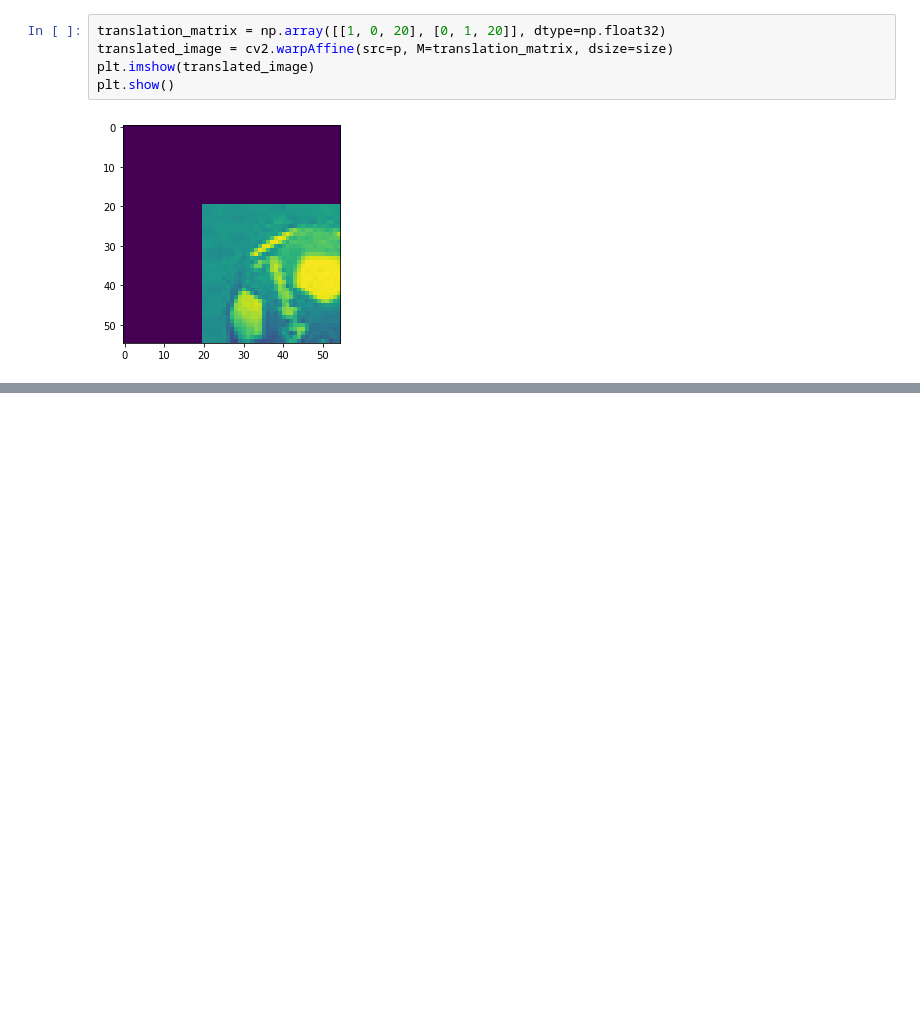
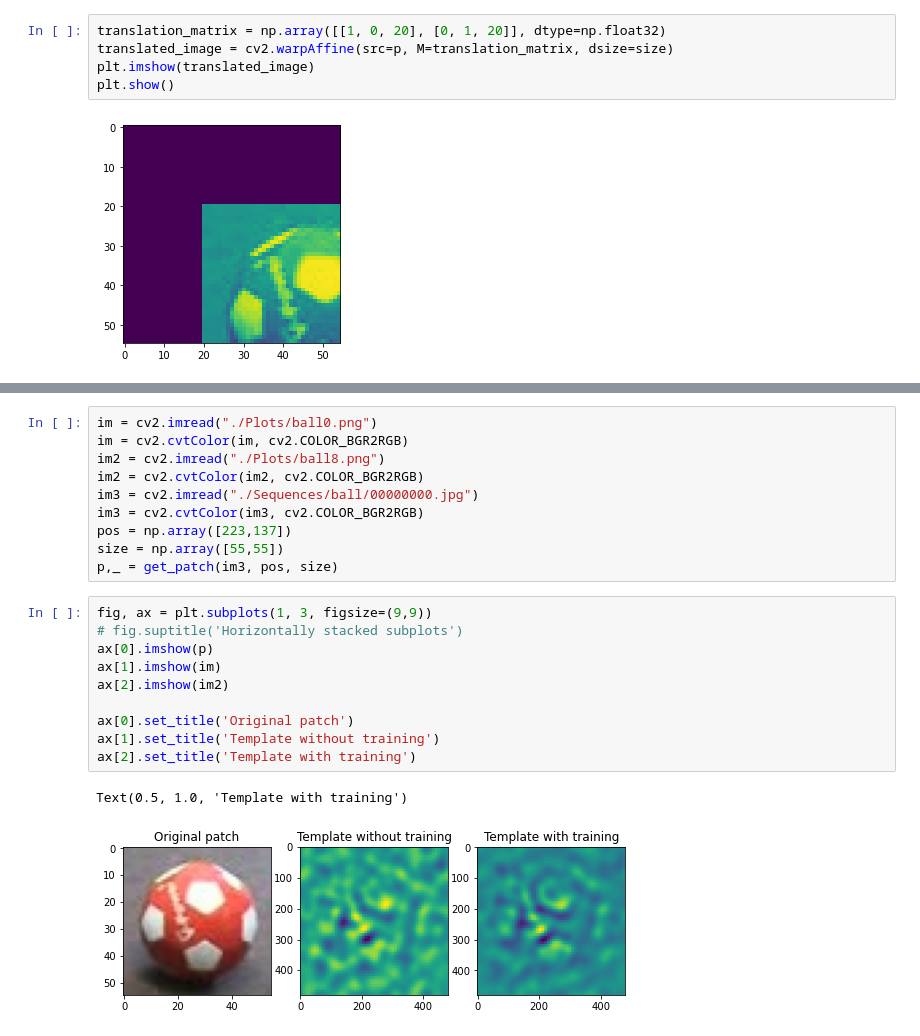
Before and after one commit to matemato/Advanced-computer-vision, a Jupyter notebook: Assignments/3/testingMOSSE.ipynb, the cells around one changed output, grey strips where cells are left out. Drawn from its saved outputs; the diff is of its cells as text; blank space fills up the shorter version.

```diff
--- a/Assignments/3/testingMOSSE.ipynb
+++ b/Assignments/3/testingMOSSE.ipynb
@@ -119,0 +172,23 @@ plt.show()
+# %%
+im = cv2.imread("./Plots/ball0.png")
+im = cv2.cvtColor(im, cv2.COLOR_BGR2RGB)
+im2 = cv2.imread("./Plots/ball8.png")
+im2 = cv2.cvtColor(im2, cv2.COLOR_BGR2RGB)
+im3 = cv2.imread("./Sequences/ball/00000000.jpg")
+im3 = cv2.cvtColor(im3, cv2.COLOR_BGR2RGB)
+pos = np.array([223,137])
+size = np.array([55,55])
+p,_ = get_patch(im3, pos, size)
+# %%
+fig, ax = plt.subplots(1, 3, figsize=(9,9))
+# fig.suptitle('Horizontally stacked subplots')
+ax[0].imshow(p)
+ax[1].imshow(im)
+ax[2].imshow(im2)
+
+ax[0].set_title('Original patch')
+ax[1].set_title('Template without training')
+ax[2].set_title('Template with training')
+# %% [output]
+Text(0.5, 1.0, 'Template with training')
+[figure, added]
```
Also changed, not shown: parts of 3 cells of this notebook, 25 other files.
